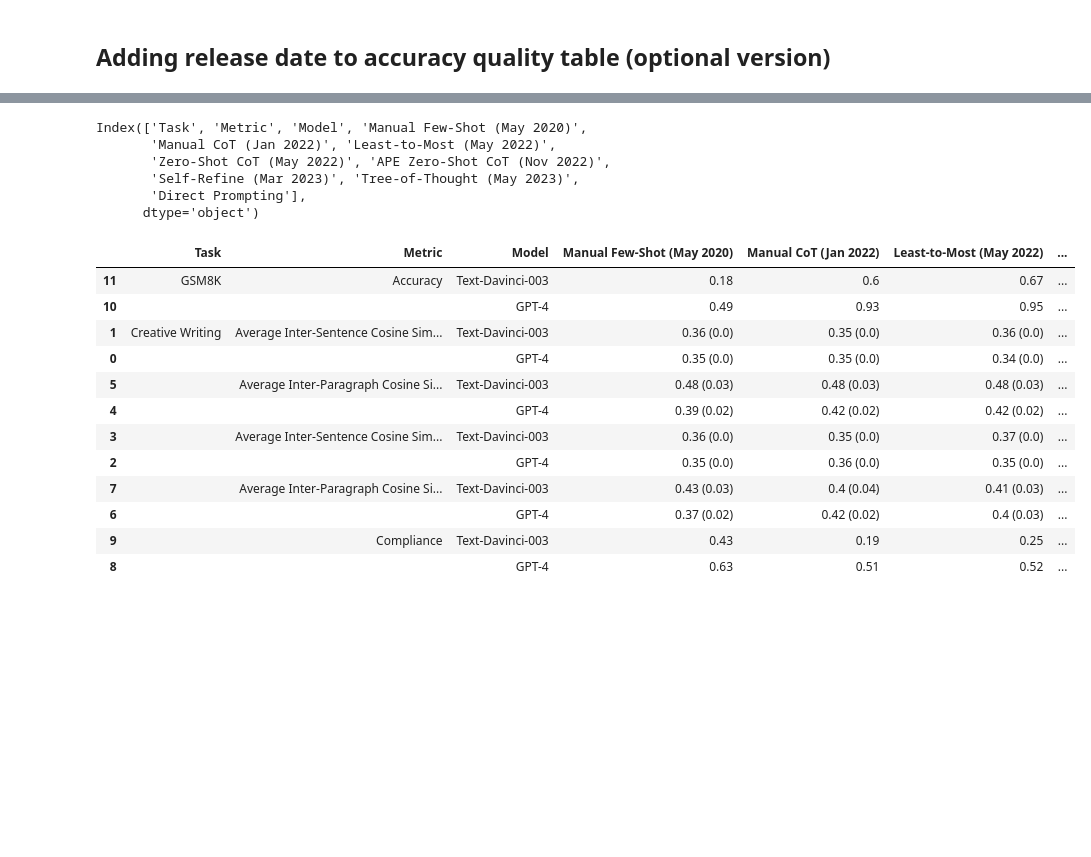
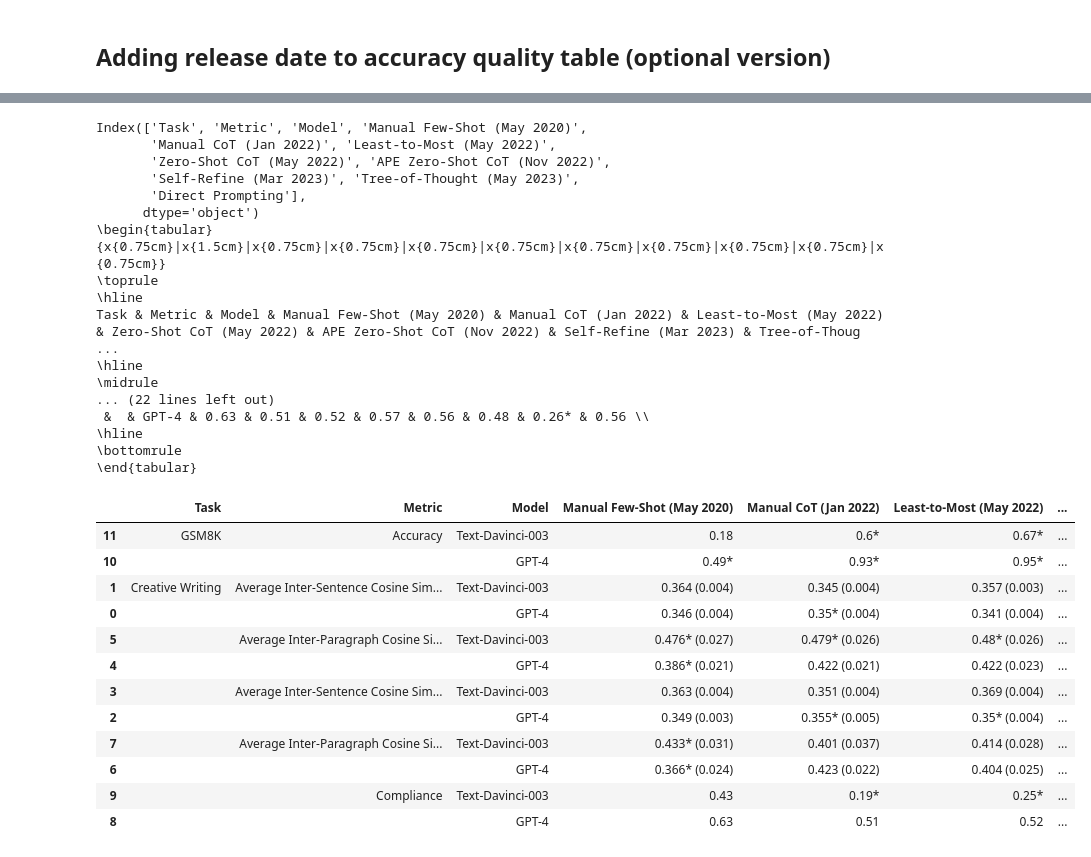
Before and after one commit to ijyliu/anlp23-project, a Jupyter notebook: Data/07b - Accuracy - Quality Metrics.ipynb, the cells around one changed output, grey strips where cells are left out. Saved outputs shown, nothing was run; the diff lists cells and outputs as text; code cells hidden in the pictures; blank space fills up the shorter version.

Commit message:
length compare plots in latex

```diff
--- a/Data/07b - Accuracy - Quality Metrics.ipynb
+++ b/Data/07b - Accuracy - Quality Metrics.ipynb
@@ -89,10 +93,10 @@ for model in cw_data['model'].unique():
 ## Accuracy/Quality
 # %%
 # In combined_data, keep columns Model, Method, Task, correct, avg_cosine_sim, avg_inter_paragraph_cosine_sim, avg_cosine_sim_compliance_adjusted, avg_inter_paragraph_cosine_sim_compliance_adjusted, compliance
-limited_combined_data = combined_data[['Model', 'Method', 'Task', 'correct', 'avg_cosine_sim', 'avg_inter_paragraph_cosine_sim', 'avg_cosine_sim_compliance_adjusted', 'avg_inter_paragraph_cosine_sim_compliance_adjusted', 'compliance']]
+limited_combined_data = combined_data[['Model', 'Method', 'Task', 'model', 'method', 'task', 'correct', 'avg_cosine_sim', 'avg_inter_paragraph_cosine_sim', 'avg_cosine_sim_compliance_adjusted', 'avg_inter_paragraph_cosine_sim_compliance_adjusted', 'compliance']]
 
 # Stack by Model and Method
-stacked_combined_data = limited_combined_data.set_index(['Model', 'Method', 'Task']).stack().reset_index().rename(columns = {'level_3': 'Metric', 0: 'Value'})
+stacked_combined_data = limited_combined_data.set_index(['Model', 'Method', 'Task', 'model', 'method', 'task']).stack().reset_index().rename(columns = {'level_6': 'metric', 0: 'Value'})
 
 stacked_combined_data
 # %% [output]
@@ -111,0 +116,6 @@ stacked_combined_data
+# %%
+# Average Value by model, method, metric
+# Also get variance
+avg_accuracy_quality_with_variance = stacked_combined_data.groupby(['Model', 'Method', 'Task', 'model', 'method', 'task', 'metric']).agg(['mean', 'var'])['Value'].reset_index()
+
+avg_accuracy_quality_with_variance
@@ -111,0 +136,12 @@ stacked_combined_data
+# %%
+# Add significance
+# Load all_inference.xlsx
+all_inference = pd.read_excel('all_inference.xlsx')
+
+# Merge with avg_accuracy_quality_with_variance
+avg_accuracy_quality_with_variance = pd.merge(avg_accuracy_quality_with_variance, all_inference, how = 'left', on = ['model', 'method', 'task', 'metric'])
+
+# Create column stars if Significant at 95% == "Yes"
+avg_accuracy_quality_with_variance['stars'] = avg_accuracy_quality_with_variance['Significant at 95%'].apply(lambda x: '*' if x == 'Yes' else '')
+
+avg_accuracy_quality_with_variance
@@ -112,15 +162,11 @@ stacked_combined_data
 # %%
-# Average Value by model, method, metric
-# Also get variance
-avg_accuracy_quality_with_variance = stacked_combined_data.groupby(['Model', 'Method', 'Task', 'Metric']).agg(['mean', 'var'])['Value'].reset_index()
+# Combine mean and variance into one column that is a string with the mean and then the variance in parentheses
+avg_accuracy_quality_with_variance['Value'] = avg_accuracy_quality_with_variance.apply(lambda row: str(round(row['mean'], 3)) + row['stars'] + ' (' + str(round(row['var'], 3)) + ')', axis=1)
+# But set Value to just be mean if metric is compliance or correct
+avg_accuracy_quality_with_variance.loc[avg_accuracy_quality_with_variance['metric'].isin(['compliance', 'correct']), 'Value'] = avg_accuracy_quality_with_variance['mean'].round(2).astype(str) + avg_accuracy_quality_with_variance['stars']
 
-# Combine mean and variance into one column that is a string with the mean and then the variance in parentheses
-avg_accuracy_quality_with_variance['Value'] = avg_accuracy_quality_with_variance.apply(lambda row: str(round(row['mean'], 2)) + ' (' + str(round(row['var'], 2)) + ')', axis=1)
-# But set Value to just be mean if metric is compliance or correct
-avg_accuracy_quality_with_variance.loc[avg_accuracy_quality_with_variance['Metric'].isin(['compliance', 'correct']), 'Value'] = avg_accuracy_quality_with_variance['mean'].round(2).astype(str)
-
-# Drop mean and variance columns
-avg_accuracy_quality_with_variance = avg_accuracy_quality_with_variance.drop(columns = ['mean', 'var'])
+# Drop mean and variance columns, other columns
+avg_accuracy_quality_with_variance = avg_accuracy_quality_with_variance[['Model', 'Method', 'Task', 'metric', 'Value']].rename(columns = {'metric': 'Metric'})
 
 avg_accuracy_quality_with_variance
 # %% [output]
@@ -332,44 +378,59 @@ output_table['Metric'] = output_table['Metric'].where(output_table['Metric'] !=
 
 # Output to latex. center columns, wrap text, and remove index
 latex_string = output_table.to_latex(index=False,
-                      column_format='p{0.75cm}|p{1.5cm}|p{0.75cm}|p{0.75cm}|p{0.75cm}|p{0.75cm}|p{0.75cm}|p{0.75cm}|p{0.75cm}|p{0.75cm}|p{0.75cm}',
+                      column_format='x{0.75cm}|x{1.5cm}|x{0.75cm}|x{0.75cm}|x{0.75cm}|x{0.75cm}|x{0.75cm}|x{0.75cm}|x{0.75cm}|x{0.75cm}|x{0.75cm}',
                       #booktabs = True
                       #longtable = True
                       )
 
 # Add lines between rows
 lines = latex_string.split('\n')
 new_lines = []
 for line in lines:
     new_lines.append(line)
     if '\\' in line and '&' in line:  # Identifies a row of the table
         new_lines.append('\\hline')
+# Insert \\hline after \toprule
+new_lines.insert(2, '\\hline')
 
 # Rejoin the modified lines
 modified_latex_table = '\n'.join(new_lines)
+
+print(modified_latex_table)
 
 # Save string to file
 with open('../Output/avg_accuracy_quality_pivot_with_date.tex', 'w') as f:
     f.write(modified_latex_table)
 
 output_table
 # %% [output]
 Index(['Task', 'Metric', 'Model', 'Manual Few-Shot (May 2020)',
        'Manual CoT (Jan 2022)', 'Least-to-Most (May 2022)',
        'Zero-Shot CoT (May 2022)', 'APE Zero-Shot CoT (Nov 2022)',
        'Self-Refine (Mar 2023)', 'Tree-of-Thought (May 2023)',
        'Direct Prompting'],
       dtype='object')
+\begin{tabular}{x{0.75cm}|x{1.5cm}|x{0.75cm}|x{0.75cm}|x{0.75cm}|x{0.75cm}|x{0.75cm}|x{0.75cm}|x{0.75cm}|x{0.75cm}|x{0.75cm}}
+\toprule
+\hline
+Task & Metric & Model & Manual Few-Shot (May 2020) & Manual CoT (Jan 2022) & Least-to-Most (May 2022) & Zero-Shot CoT (May 2022) & APE Zero-Shot CoT (Nov 2022) & Self-Refine (Mar 2023) & Tree-of-Thoug ...
+\hline
+\midrule
+... (22 lines left out)
+ &  & GPT-4 & 0.63 & 0.51 & 0.52 & 0.57 & 0.56 & 0.48 & 0.26* & 0.56 \\
+\hline
+\bottomrule
+\end{tabular}
 |  | Task | Metric | Model | Manual Few-Shot (May 2020) | Manual CoT (Jan 2022) | Least-to-Most (May 2022) | ... |
-| 11 | GSM8K | Accuracy | Text-Davinci-003 | 0.18 | 0.6 | 0.67 | ... |
-| 10 |  |  | GPT-4 | 0.49 | 0.93 | 0.95 | ... |
-| 1 | Creative Writing | Average Inter-Sentence Cosine Sim... | Text-Davinci-003 | 0.36 (0.0) | 0.35 (0.0) | 0.36 (0.0) | ... |
-| 0 |  |  | GPT-4 | 0.35 (0.0) | 0.35 (0.0) | 0.34 (0.0) | ... |
-| 5 |  | Average Inter-Paragraph Cosine Si... | Text-Davinci-003 | 0.48 (0.03) | 0.48 (0.03) | 0.48 (0.03) | ... |
-| 4 |  |  | GPT-4 | 0.39 (0.02) | 0.42 (0.02) | 0.42 (0.02) | ... |
-| 3 |  | Average Inter-Sentence Cosine Sim... | Text-Davinci-003 | 0.36 (0.0) | 0.35 (0.0) | 0.37 (0.0) | ... |
-| 2 |  |  | GPT-4 | 0.35 (0.0) | 0.36 (0.0) | 0.35 (0.0) | ... |
-| 7 |  | Average Inter-Paragraph Cosine Si... | Text-Davinci-003 | 0.43 (0.03) | 0.4 (0.04) | 0.41 (0.03) | ... |
-| 6 |  |  | GPT-4 | 0.37 (0.02) | 0.42 (0.02) | 0.4 (0.03) | ... |
-| 9 |  | Compliance | Text-Davinci-003 | 0.43 | 0.19 | 0.25 | ... |
+| 11 | GSM8K | Accuracy | Text-Davinci-003 | 0.18 | 0.6* | 0.67* | ... |
+| 10 |  |  | GPT-4 | 0.49* | 0.93* | 0.95* | ... |
+| 1 | Creative Writing | Average Inter-Sentence Cosine Sim... | Text-Davinci-003 | 0.364 (0.004) | 0.345 (0.004) | 0.357 (0.003) | ... |
+| 0 |  |  | GPT-4 | 0.346 (0.004) | 0.35* (0.004) | 0.341 (0.004) | ... |
+| 5 |  | Average Inter-Paragraph Cosine Si... | Text-Davinci-003 | 0.476* (0.027) | 0.479* (0.026) | 0.48* (0.026) | ... |
+| 4 |  |  | GPT-4 | 0.386* (0.021) | 0.422 (0.021) | 0.422 (0.023) | ... |
+| 3 |  | Average Inter-Sentence Cosine Sim... | Text-Davinci-003 | 0.363 (0.004) | 0.351 (0.004) | 0.369 (0.004) | ... |
+| 2 |  |  | GPT-4 | 0.349 (0.003) | 0.355* (0.005) | 0.35* (0.004) | ... |
+| 7 |  | Average Inter-Paragraph Cosine Si... | Text-Davinci-003 | 0.433* (0.031) | 0.401 (0.037) | 0.414 (0.028) | ... |
+| 6 |  |  | GPT-4 | 0.366* (0.024) | 0.423 (0.022) | 0.404 (0.025) | ... |
+| 9 |  | Compliance | Text-Davinci-003 | 0.43 | 0.19* | 0.25* | ... |
 | 8 |  |  | GPT-4 | 0.63 | 0.51 | 0.52 | ... |
```
Also changed, not shown: parts of 11 cells of this notebook, 19 other files.
